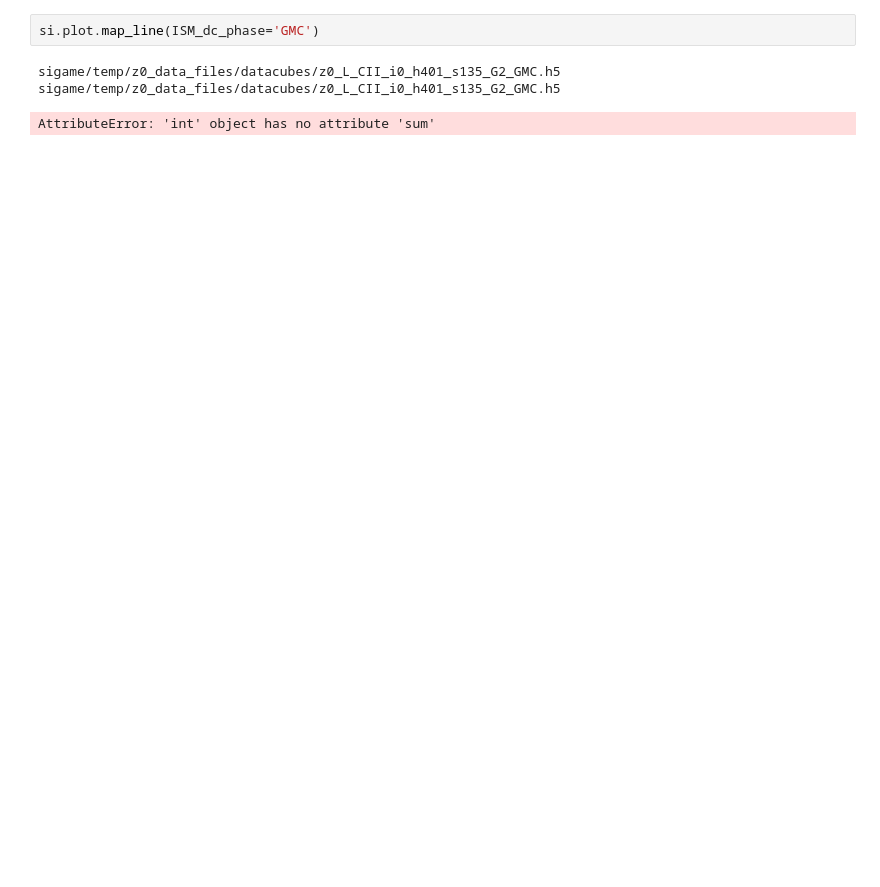
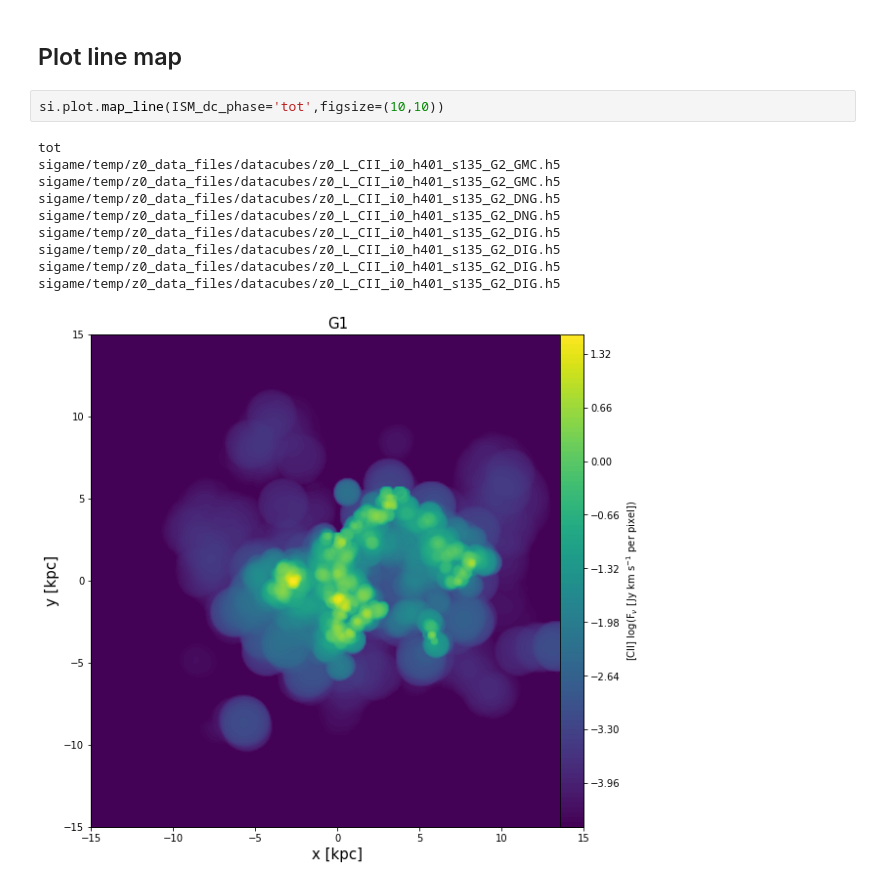
Before and after one commit to kpolsen/SIGAME_v2, a Jupyter notebook: Tutorial 4 -Visualize results.ipynb, the cells around one changed output. Drawn from its saved outputs; the diff is of its cells as text; blank space fills up the shorter version.

```diff
--- a/Tutorial 4 -Visualize results.ipynb
+++ b/Tutorial 4 -Visualize results.ipynb
@@ -20,9 +20,18 @@ import sigame as si
 --------------------------------------------------------------
 
 Ready to continue!
+# %% [markdown]
+## Plot line map
 # %%
-si.plot.map_line(ISM_dc_phase='GMC')
+si.plot.map_line(ISM_dc_phase='tot',figsize=(10,10))
 # %% [output]
+tot
 sigame/temp/z0_data_files/datacubes/z0_L_CII_i0_h401_s135_G2_GMC.h5
 sigame/temp/z0_data_files/datacubes/z0_L_CII_i0_h401_s135_G2_GMC.h5
+sigame/temp/z0_data_files/datacubes/z0_L_CII_i0_h401_s135_G2_DNG.h5
+sigame/temp/z0_data_files/datacubes/z0_L_CII_i0_h401_s135_G2_DNG.h5
+sigame/temp/z0_data_files/datacubes/z0_L_CII_i0_h401_s135_G2_DIG.h5
+sigame/temp/z0_data_files/datacubes/z0_L_CII_i0_h401_s135_G2_DIG.h5
+sigame/temp/z0_data_files/datacubes/z0_L_CII_i0_h401_s135_G2_DIG.h5
+sigame/temp/z0_data_files/datacubes/z0_L_CII_i0_h401_s135_G2_DIG.h5
-AttributeError: 'int' object has no attribute 'sum'
+[figure, added]
```
Also changed, not shown: parts of 5 cells of this notebook, 13 other files.
